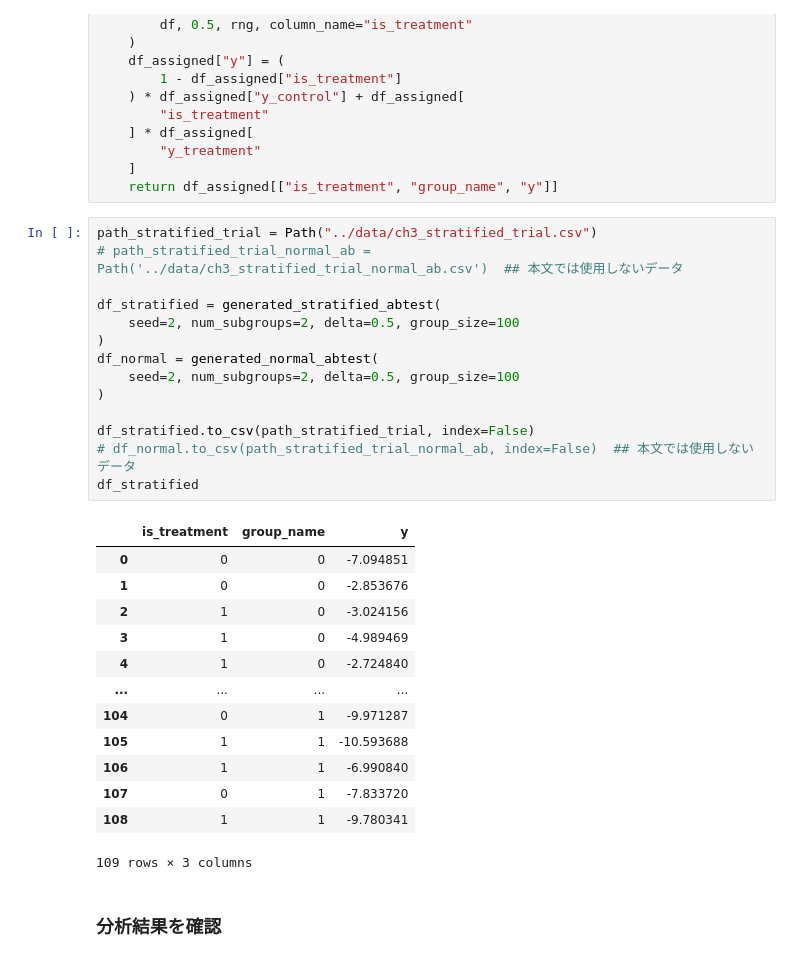
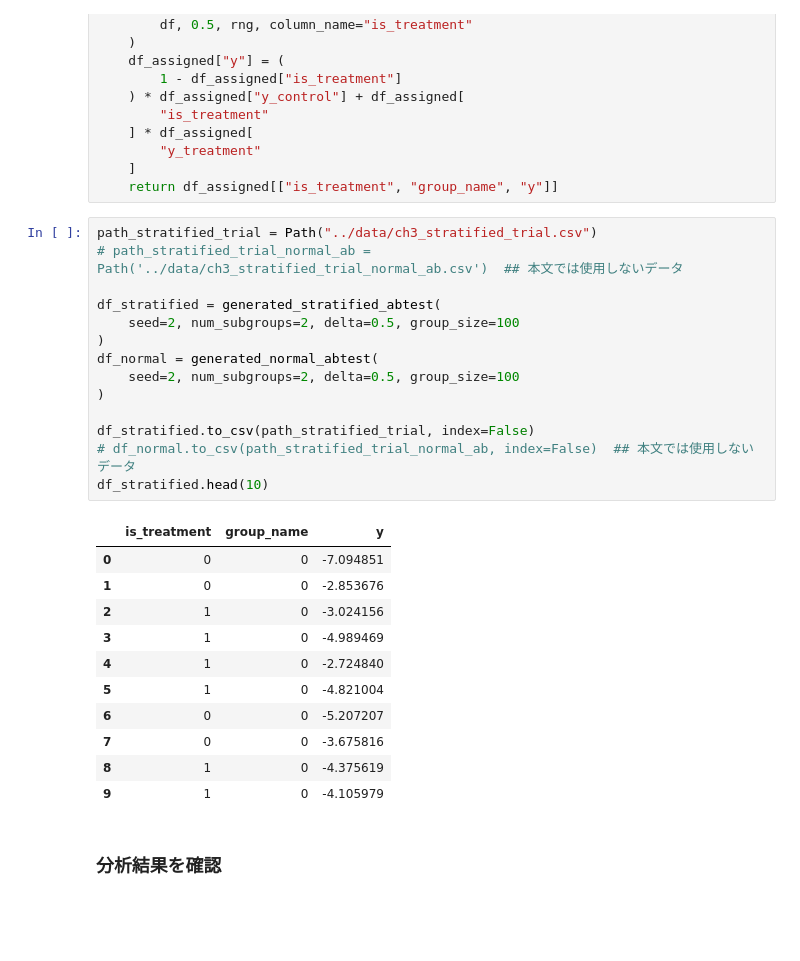
Before and after one commit to Tremendous1192/intro_to_impact_evaluation_with_python, a Jupyter notebook: notebooks/chapter0_dataset.ipynb, the cells around one changed output. Drawn from its saved outputs; the diff is of its cells as text; blank space fills up the shorter version.

```diff
--- a/notebooks/chapter0_dataset.ipynb
+++ b/notebooks/chapter0_dataset.ipynb
@@ -261,31 +257,29 @@ def generated_normal_abtest(
 # %%
 path_stratified_trial = Path("../data/ch3_stratified_trial.csv")
 # path_stratified_trial_normal_ab = Path('../data/ch3_stratified_trial_normal_ab.csv')  ## 本文では使用しないデータ
 
 df_stratified = generated_stratified_abtest(
     seed=2, num_subgroups=2, delta=0.5, group_size=100
 )
 df_normal = generated_normal_abtest(
     seed=2, num_subgroups=2, delta=0.5, group_size=100
 )
 
 df_stratified.to_csv(path_stratified_trial, index=False)
 # df_normal.to_csv(path_stratified_trial_normal_ab, index=False)  ## 本文では使用しないデータ
-df_stratified
+df_stratified.head(10)
 # %% [output]
 |  | is_treatment | group_name | y |
 | 0 | 0 | 0 | -7.094851 |
 | 1 | 0 | 0 | -2.853676 |
 | 2 | 1 | 0 | -3.024156 |
 | 3 | 1 | 0 | -4.989469 |
 | 4 | 1 | 0 | -2.724840 |
-| ... | ... | ... | ... |
-| 104 | 0 | 1 | -9.971287 |
-| 105 | 1 | 1 | -10.593688 |
-| 106 | 1 | 1 | -6.990840 |
-| 107 | 0 | 1 | -7.833720 |
-| 108 | 1 | 1 | -9.780341 |
+| 5 | 1 | 0 | -4.821004 |
+| 6 | 0 | 0 | -5.207207 |
+| 7 | 0 | 0 | -3.675816 |
+| 8 | 1 | 0 | -4.375619 |
+| 9 | 1 | 0 | -4.105979 |
-109 rows × 3 columns
 # %% [markdown]
 ### 分析結果を確認
 # %%
```
Also changed, not shown: parts of 4 cells of this notebook, 11 other files.
